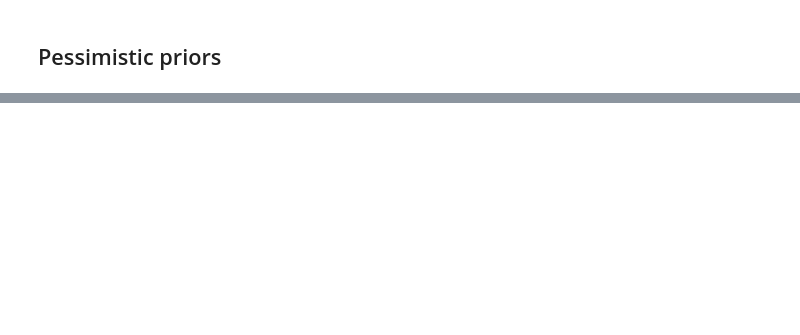
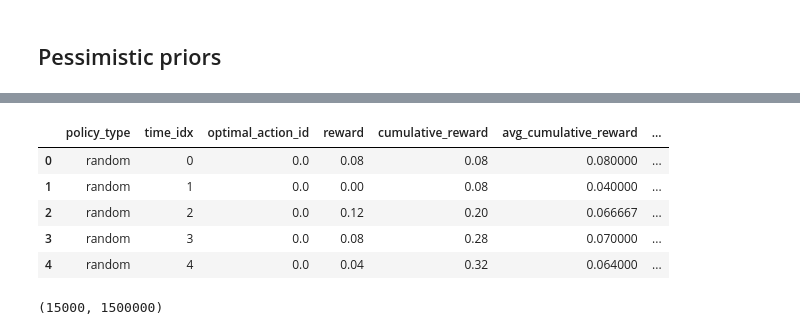
Before and after one commit to chrisHassan/bandits, a Jupyter notebook: examples/cascade/context_free.ipynb, the cells around one changed output, grey strips where cells are left out. Cells and saved outputs as stored; diff of their text form; code cells hidden in the pictures; blank space fills up the shorter version.

```diff
--- a/examples/cascade/context_free.ipynb
+++ b/examples/cascade/context_free.ipynb
@@ -559,0 +709,9 @@ chart
+# %%
+# reduce time of an episode!
+n_episodes = 25
+episode_steps = 500_000
+env = CascadeContextFreeBandit(
+    weights=np.random.beta(a=1, b=99, size=N_ACTIONS),
+    max_steps=episode_steps,
+    len_list=LEN_LIST,
+)
@@ -559,0 +765,27 @@ chart
+# %%
+summary_fields = [
+    'optimal_action_id',
+    'reward',
+    'cumulative_reward',
+    'avg_cumulative_reward',
+    'prob_of_click',
+    'optimal_prob_of_click',
+    'cumulative_optimal_action_taken',
+    'avg_cumulative_optimal_action_taken'
+]
+reporting_df2 = reporting_df.groupby(['policy_type', 'time_idx', ], as_index=False)[summary_fields].mean()
+# %%
+reporting_df2.head()
+# %% [output]
+|  | policy_type | time_idx | optimal_action_id | reward | cumulative_reward | avg_cumulative_reward | ... |
+| 0 | random | 0 | 0.0 | 0.08 | 0.08 | 0.080000 | ... |
+| 1 | random | 1 | 0.0 | 0.00 | 0.08 | 0.040000 | ... |
+| 2 | random | 2 | 0.0 | 0.12 | 0.20 | 0.066667 | ... |
+| 3 | random | 3 | 0.0 | 0.08 | 0.28 | 0.070000 | ... |
+| 4 | random | 4 | 0.0 | 0.04 | 0.32 | 0.064000 | ... |
+# %%
+plot_every = 100
+mask_df = (reporting_df2['time_idx'] % plot_every) == 0
+mask_df.sum(), reporting_df2.shape[0]
+# %% [output]
+(15000, 1500000)
```
Also changed, not shown: parts of 41 cells of this notebook, 22 other files.
